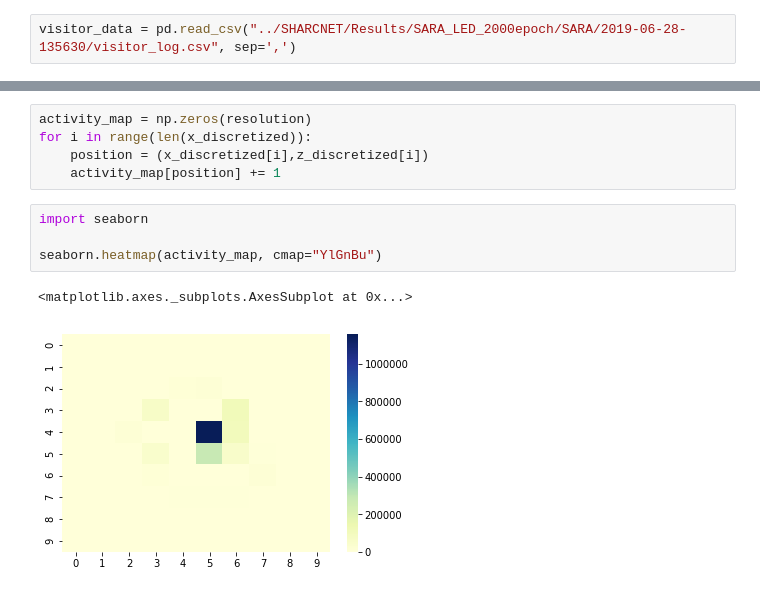
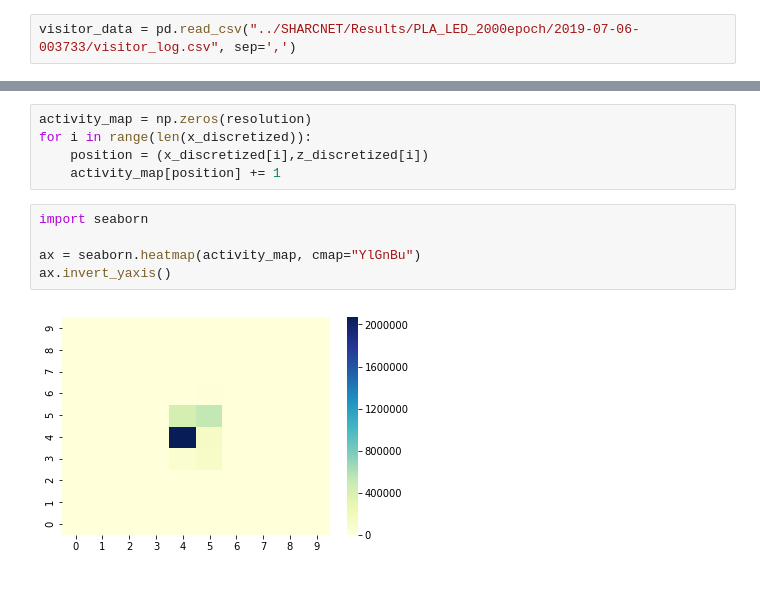
Before and after one commit to daiweiLin/unity_simulator, a Jupyter notebook: notebook/PLA_simulation_analysis.ipynb, the cells around one changed output, grey strips where cells are left out. Saved outputs shown, nothing was run; the diff lists cells and outputs as text.

```diff
--- a/notebook/PLA_simulation_analysis.ipynb
+++ b/notebook/PLA_simulation_analysis.ipynb
@@ -121,5 +121,5 @@ for line in f_in:
 f_in.close()
 f_out.close()
 # %%
-visitor_data = pd.read_csv("../SHARCNET/Results/SARA_LED_2000epoch/SARA/2019-06-28-135630/visitor_log.csv", sep=',')
+visitor_data = pd.read_csv("../SHARCNET/Results/PLA_LED_2000epoch/2019-07-06-003733/visitor_log.csv", sep=',')
 # %%
@@ -143,7 +147,7 @@ for i in range(len(x_discretized)):
 # %%
 import seaborn
 
-seaborn.heatmap(activity_map, cmap="YlGnBu")
+ax = seaborn.heatmap(activity_map, cmap="YlGnBu")
+ax.invert_yaxis()
 # %% [output]
-<matplotlib.axes._subplots.AxesSubplot at 0x...>
-[figure, old version]
+[figure, new version]
```
Also changed, not shown: parts of 2 cells of this notebook, 14 other files.
